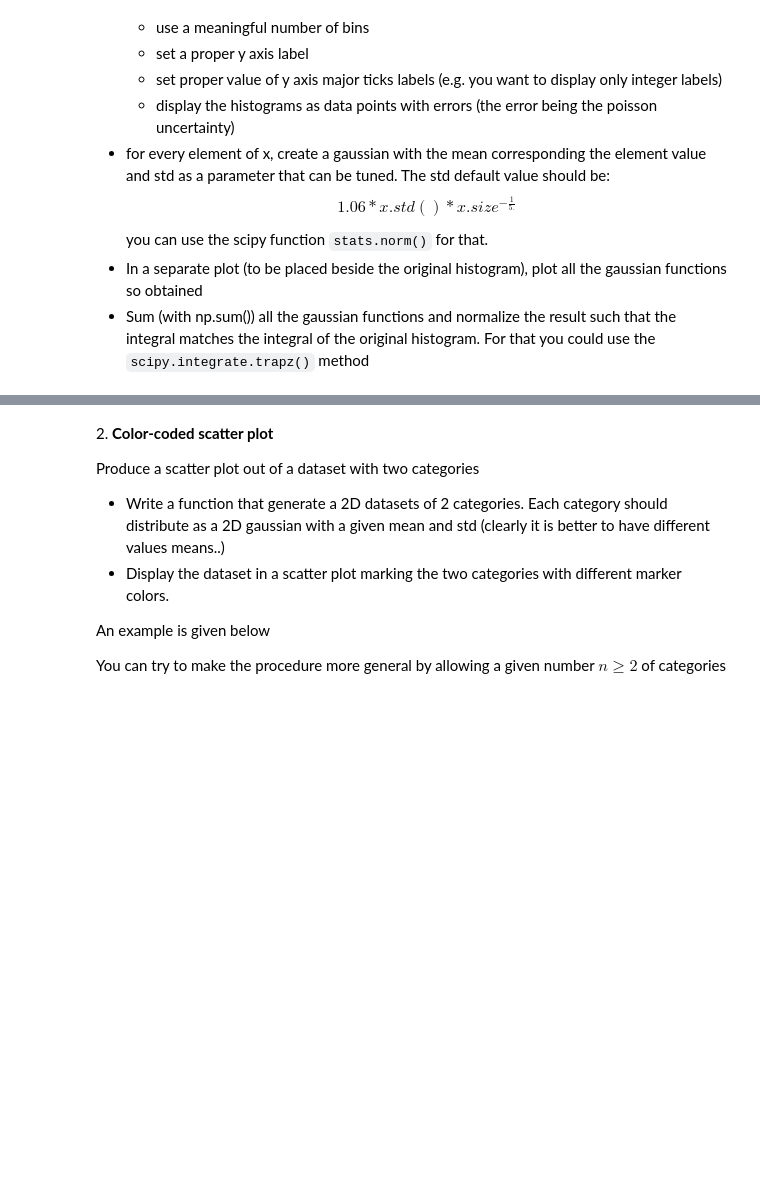
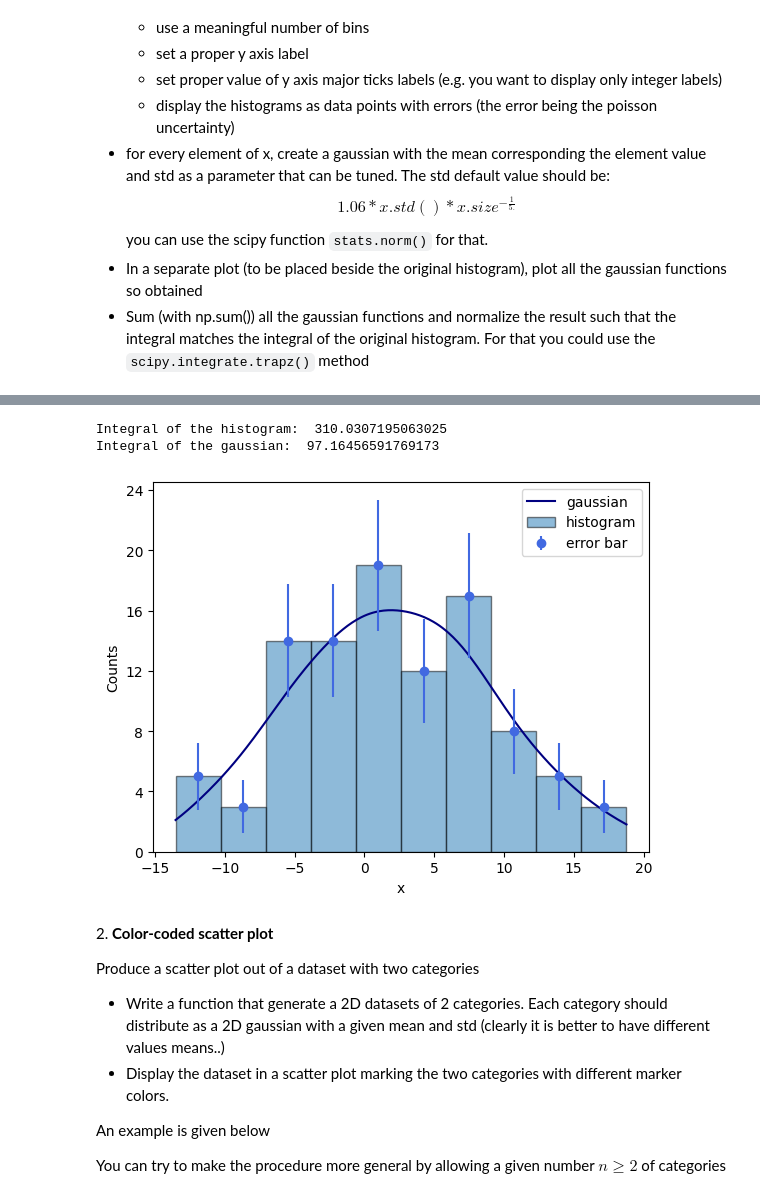
Before and after one commit to Berto70/LaboratoryOfComputationalPhysics_Y6, a Jupyter notebook: 07ex_Visualization.ipynb, the cells around one changed output, grey strips where cells are left out. Cells and saved outputs as stored; diff of their text form; code cells hidden in the pictures; blank space fills up the shorter version.

```diff
--- a/07ex_Visualization.ipynb
+++ b/07ex_Visualization.ipynb
@@ -24,3 +66,25 @@ from scipy.integrate import trapz
+# %%
+tot_gauss_int = trapz(tot_gauss, t)
+x_int = trapz(counts, bin_centers)
+
+print('Integral of the histogram: ', x_int)
+print('Integral of the gaussian: ', tot_gauss_int)
+
+a = x_int / tot_gauss_int
+
+plt.plot(t, tot_gauss * a, label='gaussian', color='navy')
+plt.hist(x, bins=int(np.sqrt(N)), alpha=0.5, label='histogram', color='tab:blue', edgecolor='black', linewidth=1)
+plt.errorbar(bin_centers, counts, yerr=err, fmt='o', label='error bar', color='royalblue')
+
+plt.xlabel('x')
+plt.ylabel('Counts')
+plt.yticks(np.arange(0, (np.max(counts)+np.max(err))+3, 4))
+plt.legend()
+plt.show()
+# %% [output]
+Integral of the histogram:  310.0307195063025
+Integral of the gaussian:  97.16456591769173
+[figure, added]
 # %% [markdown]
 2\. **Color-coded scatter plot**
 
```
Also changed, not shown: parts of 4 cells of this notebook.
